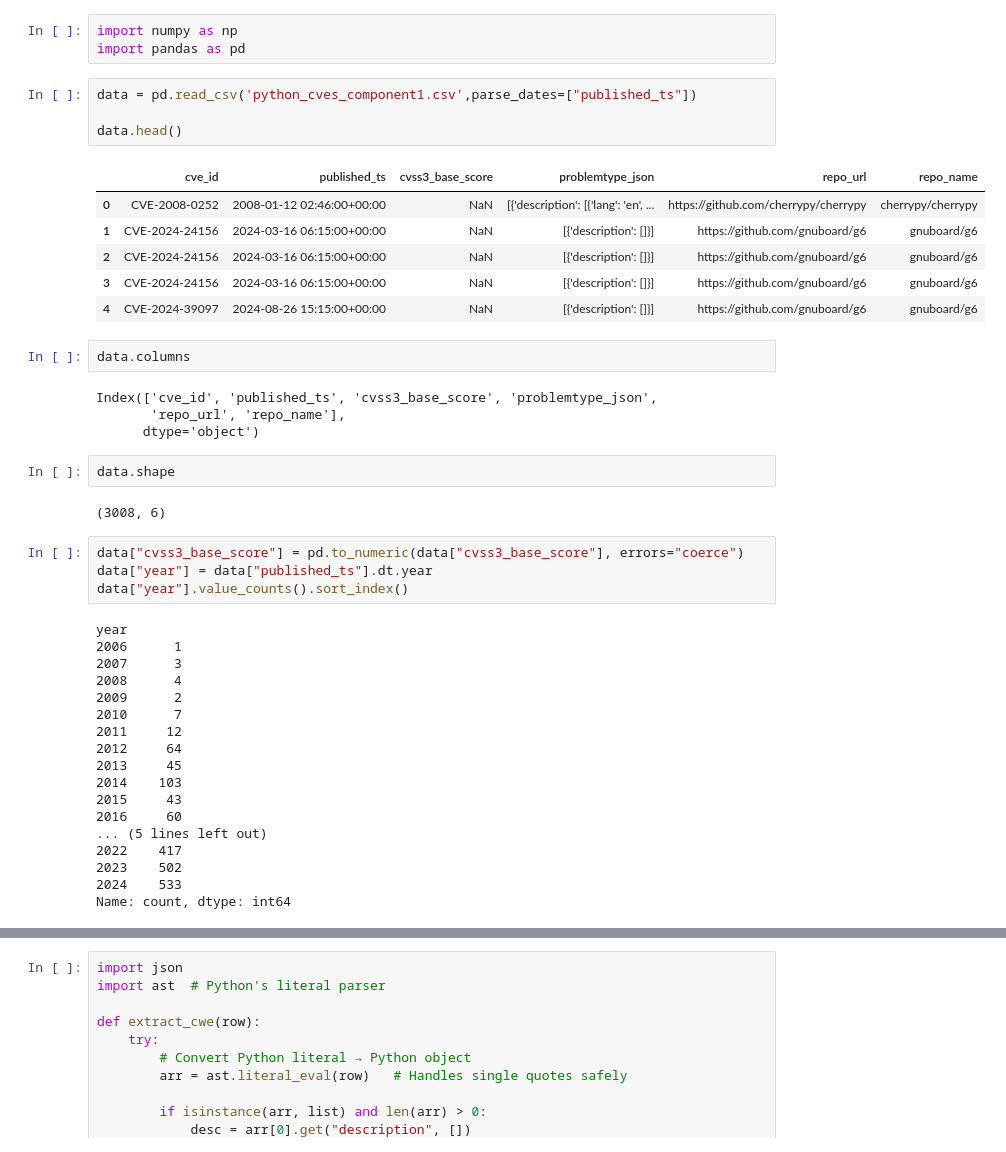
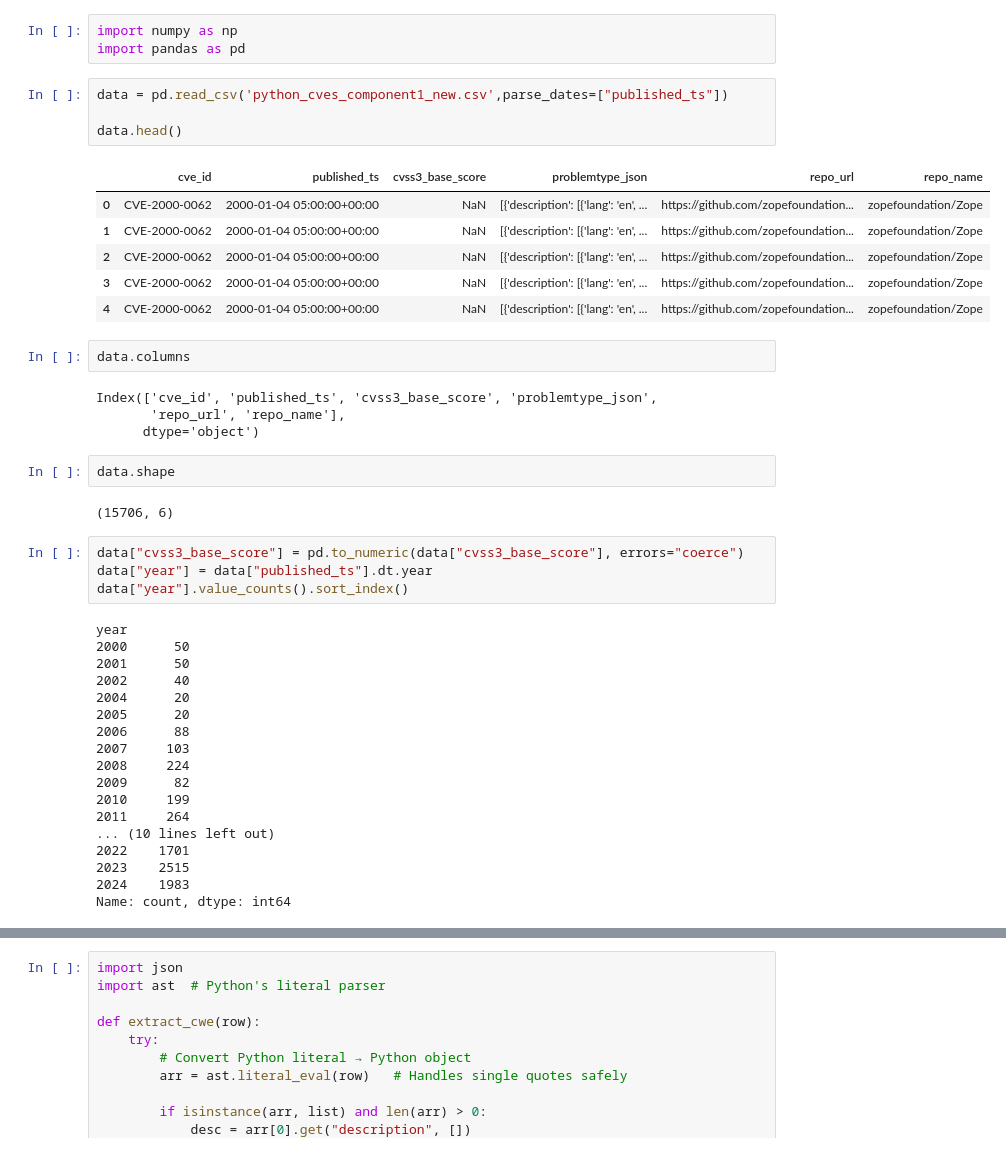
Before and after one commit to 21Ayush21/system_security, a Jupyter notebook: data_finetuning.ipynb, the cells around one changed output, grey strips where cells are left out. Drawn from its saved outputs; the diff is of its cells as text.

```diff
--- a/data_finetuning.ipynb
+++ b/data_finetuning.ipynb
@@ -2,16 +2,16 @@
 import numpy as np
 import pandas as pd
 # %%
-data = pd.read_csv('python_cves_component1.csv',parse_dates=["published_ts"])
+data = pd.read_csv('python_cves_component1_new.csv',parse_dates=["published_ts"])
 
 data.head()
 # %% [output]
 |  | cve_id | published_ts | cvss3_base_score | problemtype_json | repo_url | repo_name |
-| 0 | CVE-2008-0252 | 2008-01-12 02:46:00+00:00 | NaN | [{'description': [{'lang': 'en', ... | https://github.com/cherrypy/cherrypy | cherrypy/cherrypy |
-| 1 | CVE-2024-24156 | 2024-03-16 06:15:00+00:00 | NaN | [{'description': []}] | https://github.com/gnuboard/g6 | gnuboard/g6 |
-| 2 | CVE-2024-24156 | 2024-03-16 06:15:00+00:00 | NaN | [{'description': []}] | https://github.com/gnuboard/g6 | gnuboard/g6 |
-| 3 | CVE-2024-24156 | 2024-03-16 06:15:00+00:00 | NaN | [{'description': []}] | https://github.com/gnuboard/g6 | gnuboard/g6 |
-| 4 | CVE-2024-39097 | 2024-08-26 15:15:00+00:00 | NaN | [{'description': []}] | https://github.com/gnuboard/g6 | gnuboard/g6 |
+| 0 | CVE-2000-0062 | 2000-01-04 05:00:00+00:00 | NaN | [{'description': [{'lang': 'en', ... | https://github.com/zopefoundation... | zopefoundation/Zope |
+| 1 | CVE-2000-0062 | 2000-01-04 05:00:00+00:00 | NaN | [{'description': [{'lang': 'en', ... | https://github.com/zopefoundation... | zopefoundation/Zope |
+| 2 | CVE-2000-0062 | 2000-01-04 05:00:00+00:00 | NaN | [{'description': [{'lang': 'en', ... | https://github.com/zopefoundation... | zopefoundation/Zope |
+| 3 | CVE-2000-0062 | 2000-01-04 05:00:00+00:00 | NaN | [{'description': [{'lang': 'en', ... | https://github.com/zopefoundation... | zopefoundation/Zope |
+| 4 | CVE-2000-0062 | 2000-01-04 05:00:00+00:00 | NaN | [{'description': [{'lang': 'en', ... | https://github.com/zopefoundation... | zopefoundation/Zope |
 # %%
 data.columns
 # %% [output]
@@ -21,28 +21,28 @@ Index(['cve_id', 'published_ts', 'cvss3_base_score', 'problemtype_json',
 # %%
 data.shape
 # %% [output]
-(3008, 6)
+(15706, 6)
 # %%
 data["cvss3_base_score"] = pd.to_numeric(data["cvss3_base_score"], errors="coerce")
 data["year"] = data["published_ts"].dt.year
 data["year"].value_counts().sort_index()
 # %% [output]
 year
-2006      1
-2007      3
-2008      4
-2009      2
-2010      7
-2011     12
-2012     64
-2013     45
-2014    103
-2015     43
-2016     60
-... (5 lines left out)
-2022    417
-2023    502
-2024    533
+2000      50
+2001      50
+2002      40
+2004      20
+2005      20
+2006      88
+2007     103
+2008     224
+2009      82
+2010     199
+2011     264
+... (10 lines left out)
+2022    1701
+2023    2515
+2024    1983
 Name: count, dtype: int64
 # %%
 def cvss_bucket(s):
```
Also changed, not shown: parts of 9 cells of this notebook, 10 other files.
